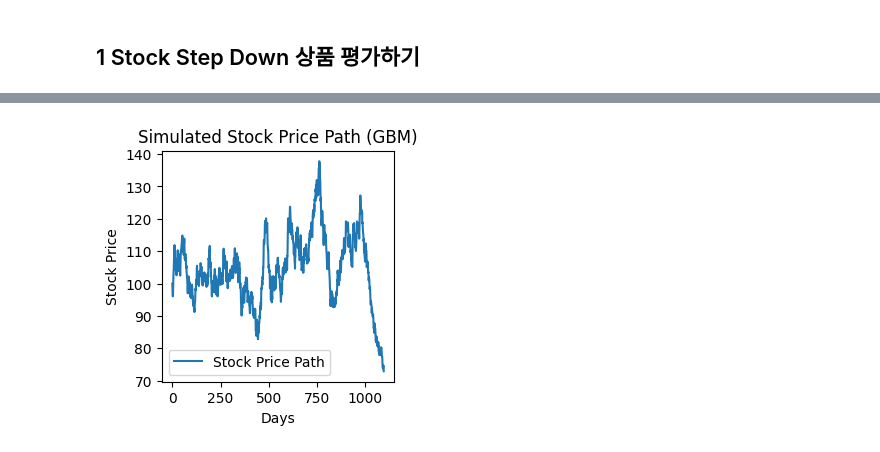
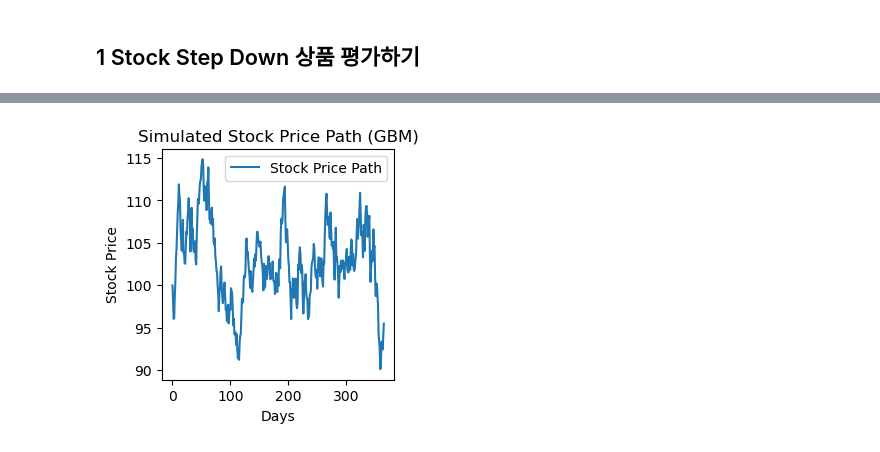
Before and after one commit to HST0077/HYOTC, a Jupyter notebook: StepDown_1stock.ipynb, the cells around one changed output, grey strips where cells are left out. Cells and saved outputs as stored; diff of their text form; code cells hidden in the pictures.

```diff
--- a/StepDown_1stock.ipynb
+++ b/StepDown_1stock.ipynb
@@ -212,35 +79,35 @@ df
 # %%
 # 시뮬레이션 횟수 만큼 주가 생성하기
 import numpy as np
 import matplotlib.pyplot as plt
 
 # 주가 경로 생성
-N=df['오늘까지 남은 일수'].iloc[-1] # 만기까지의 날짜수
+N=365 # 만기까지의 날짜수
 sim=1000 # 시뮬레이션 회수
 r,sigma=0.05, 0.3
 dt=1/365
 
 np.random.seed(111)
 W = np.random.randn(N,sim)  # 표준 정규분포 난수
 
 # log(S) 행렬 만들기
 lnS=(r - 0.5 * sigma**2) * dt + sigma * np.sqrt(dt) * W
 
 # 앞에 붙이기
 lnS = np.insert(lnS,0,np.log(100), axis=0)
 # 누적합 구하기
 S=np.exp(np.cumsum(lnS,axis=0))
 
 # 첫번째 시뮬레이션 결과 시각화
 plt.figure(figsize=(3,3))
 plt.plot(S[:,0], label="Stock Price Path")
 plt.xlabel("Days")
 plt.ylabel("Stock Price")
 plt.title("Simulated Stock Price Path (GBM)")
 plt.legend()
 plt.show()
 # %% [output]
-[figure, old version]
+[figure, new version]
 # %%
 def SD_lstar_CPU(S, kijun, K, T, c, r, q, sigma, barrier, dummy, sim):
     import numpy as np
```
Also changed, not shown: parts of 46 cells of this notebook.
